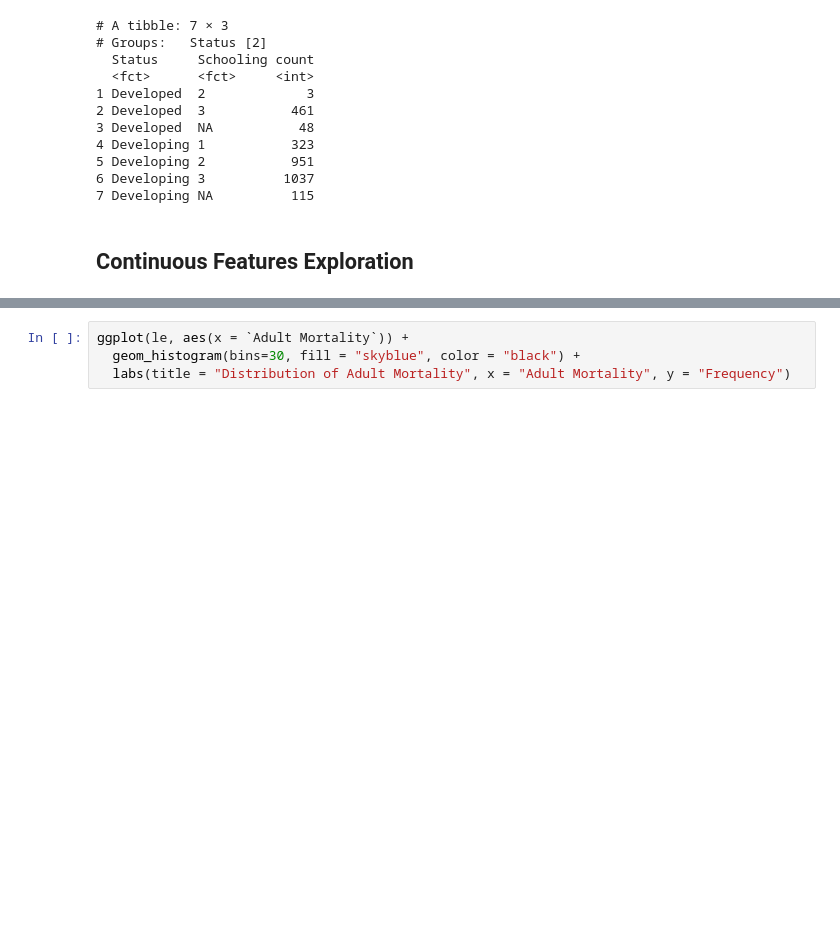
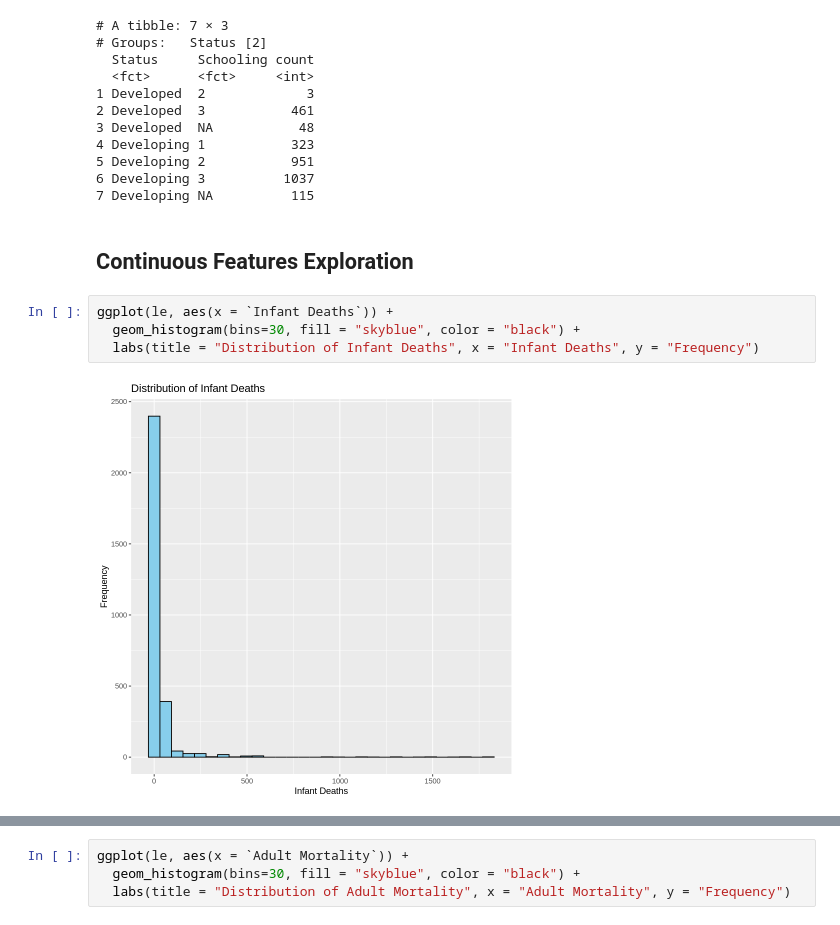
Before and after one commit to GeorgeM2000/Life-Expectancy-Analysis, a Jupyter notebook: Life_Expectancy_Analysis.ipynb, the cells around one changed output, grey strips where cells are left out. Cells and saved outputs as stored; diff of their text form; blank space fills up the shorter version.

```diff
--- a/Life_Expectancy_Analysis.ipynb
+++ b/Life_Expectancy_Analysis.ipynb
@@ -241,3 +234,9 @@ print(le %>%
 7 Developing NA          115
 # %% [markdown]
 ## Continuous Features Exploration
+# %%
+ggplot(le, aes(x = `Infant Deaths`)) +
+  geom_histogram(bins=30, fill = "skyblue", color = "black") +
+  labs(title = "Distribution of Infant Deaths", x = "Infant Deaths", y = "Frequency")
+# %% [output]
+[figure, added]
```
Also changed, not shown: parts of 38 cells of this notebook.
